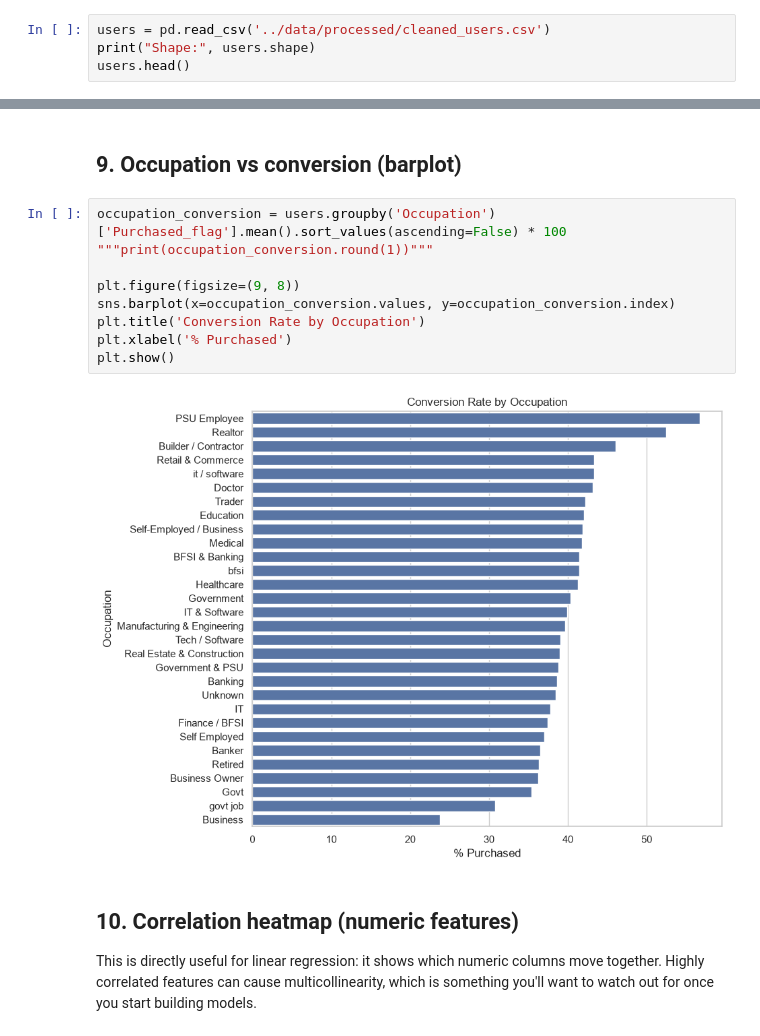
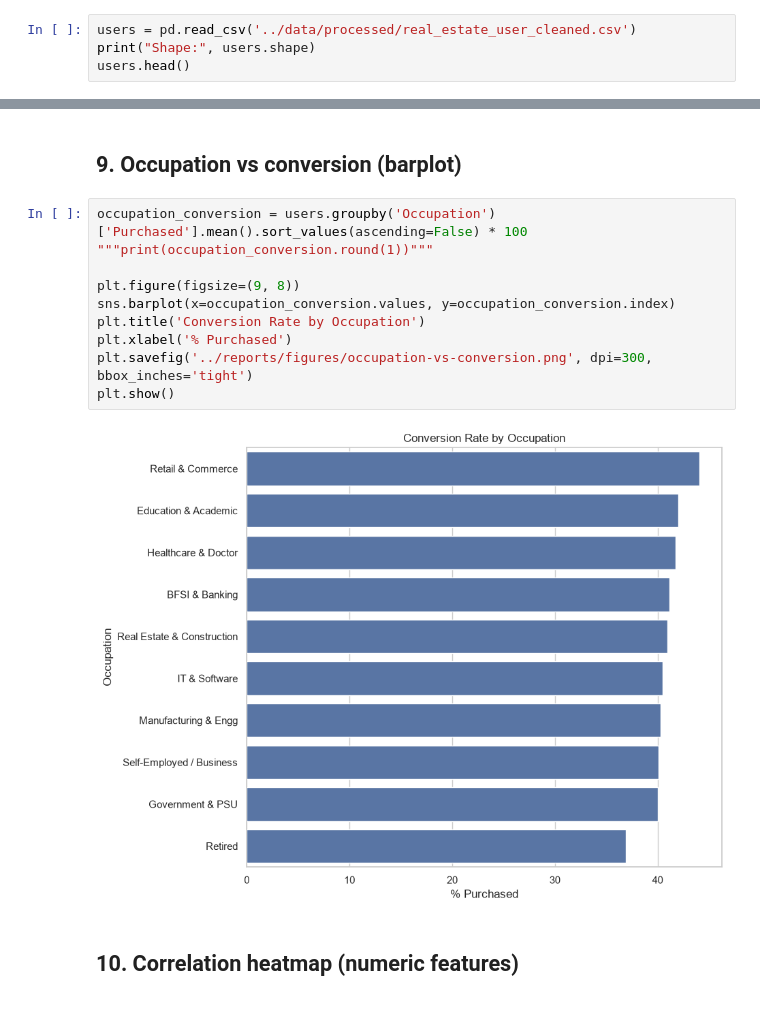
Before and after one commit to vishesh1603/real-estate-prediction, a Jupyter notebook: notebooks/EDA_Users.ipynb, the cells around one changed output, grey strips where cells are left out. Cells and saved outputs as stored; diff of their text form.

Commit message:
added eda for users & schemes files

```diff
--- a/notebooks/EDA_Users.ipynb
+++ b/notebooks/EDA_Users.ipynb
@@ -18,7 +13,7 @@ sns.set_theme(style="whitegrid")
 plt.rcParams['figure.figsize'] = (9, 5)
 pd.set_option('display.max_columns', 60)
 # %%
-users = pd.read_csv('../data/processed/cleaned_users.csv')
+users = pd.read_csv('../data/processed/real_estate_user_cleaned.csv')
 print("Shape:", users.shape)
 users.head()
 # %% [output]
@@ -203,22 +192,19 @@ plt.show()
 # %% [markdown]
 ## 9. Occupation vs conversion (barplot)
 # %%
-occupation_conversion = users.groupby('Occupation')['Purchased_flag'].mean().sort_values(ascending=False) * 100
+occupation_conversion = users.groupby('Occupation')['Purchased'].mean().sort_values(ascending=False) * 100
 """print(occupation_conversion.round(1))"""
 
 plt.figure(figsize=(9, 8))
 sns.barplot(x=occupation_conversion.values, y=occupation_conversion.index)
 plt.title('Conversion Rate by Occupation')
 plt.xlabel('% Purchased')
+plt.savefig('../reports/figures/occupation-vs-conversion.png', dpi=300, bbox_inches='tight')
 plt.show()
 # %% [output]
-[figure, old version]
+[figure, new version]
 # %% [markdown]
 ## 10. Correlation heatmap (numeric features)
-
-This is directly useful for linear regression: it shows which numeric columns move
-together. Highly correlated features can cause multicollinearity, which is something
-you'll want to watch out for once you start building models.
 # %%
 numeric_cols = users.select_dtypes(include='number').columns
 corr = users[numeric_cols].corr()
```
Also changed, not shown: parts of 20 cells of this notebook, 1 other file.
